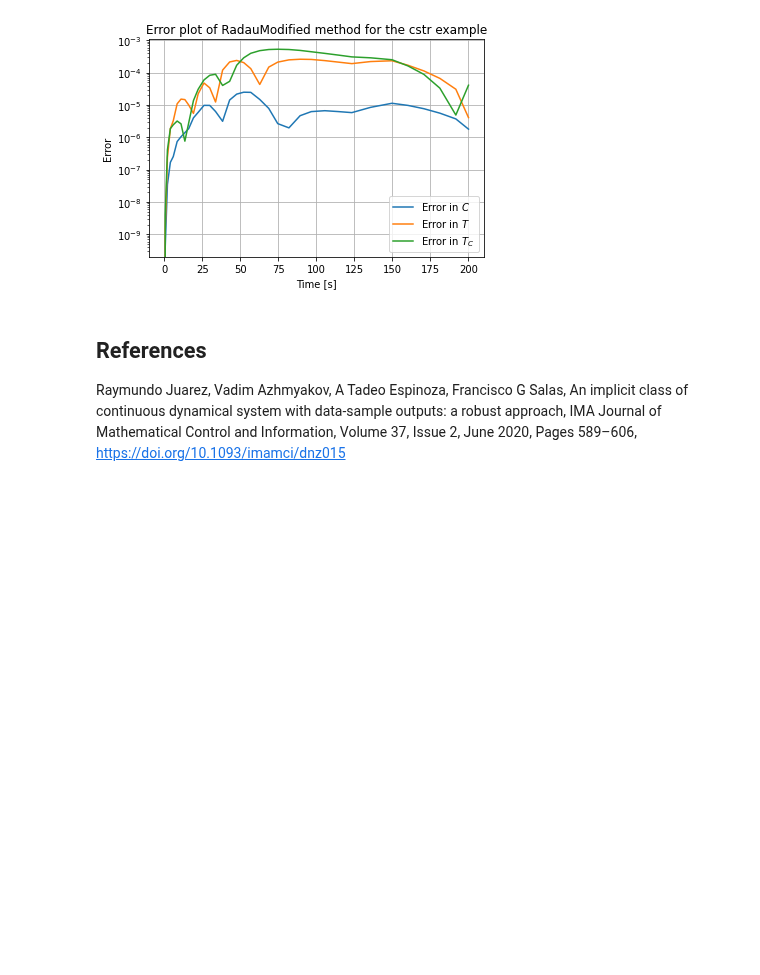
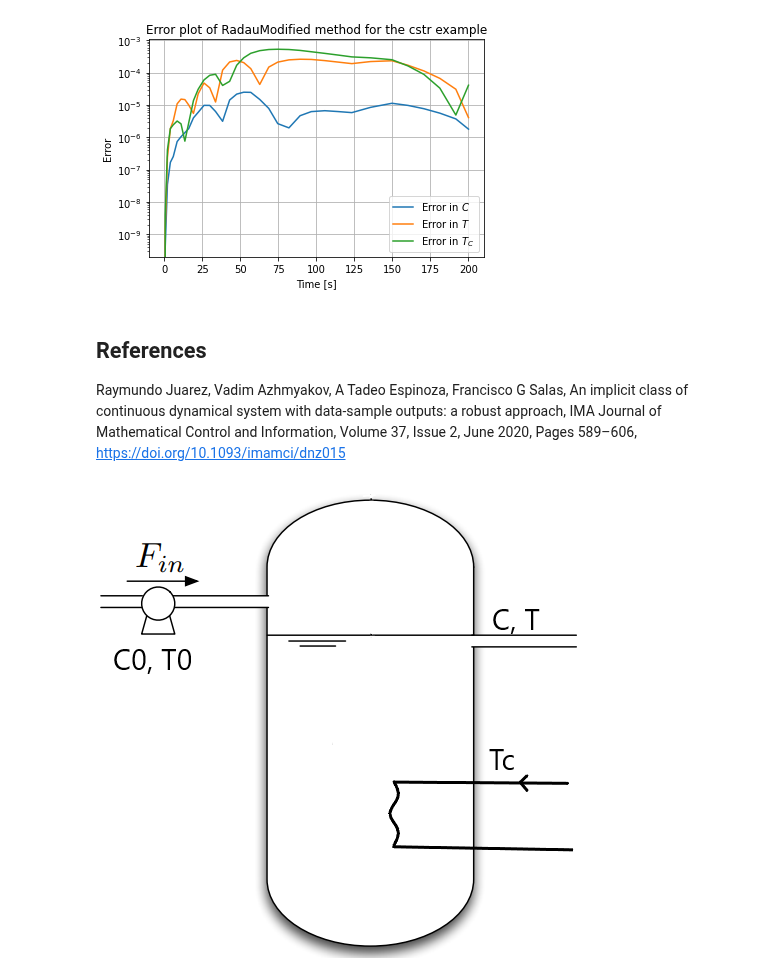
Before and after one commit to ocheffert/Notebooks---Master-thesis, a Jupyter notebook: cstr.ipynb, the cells around one changed output. Cells and saved outputs as stored; diff of their text form; code cells hidden in the pictures; blank space fills up the shorter version.

Commit message:
test image python

```diff
--- a/cstr.ipynb
+++ b/cstr.ipynb
@@ -219,3 +219,8 @@ plt.show()
 ## References
 
 Raymundo Juarez, Vadim Azhmyakov, A Tadeo Espinoza, Francisco G Salas, An implicit class of continuous dynamical system with data-sample outputs: a robust approach, IMA Journal of Mathematical Control and Information, Volume 37, Issue 2, June 2020, Pages 589–606, https://doi.org/10.1093/imamci/dnz015
+# %%
+from IPython.display import Image
+Image(filename="img/cstr.png")
+# %% [output]
+[figure, added]
```
